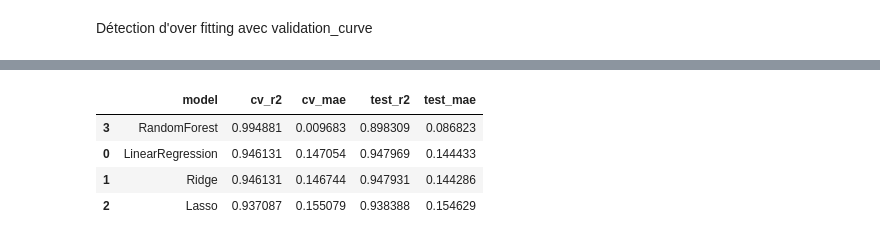
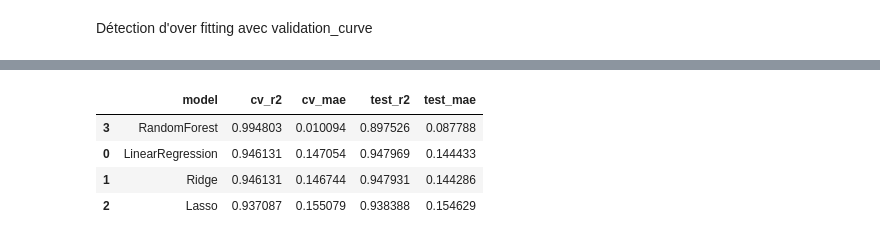
Before and after one commit to bruno-coulet/apartment-hunter, a Jupyter notebook: 3_model.ipynb, the cells around one changed output, grey strips where cells are left out. Saved outputs shown, nothing was run; the diff lists cells and outputs as text; code cells hidden in the pictures.

```diff
--- a/3_model.ipynb
+++ b/3_model.ipynb
@@ -275,49 +264,52 @@ Ensuite, nous ajustons chaque modèle sur l'ensemble d'entraînement et reporton
 # %%
-from sklearn.model_selection import KFold, cross_val_score
-from sklearn.metrics import mean_absolute_error
-from sklearn.linear_model import Ridge, Lasso
-from sklearn.ensemble import RandomForestRegressor
-
+# Initialisation des modèles
 models = {
     'LinearRegression': LinearRegression(),
     'Ridge': Ridge(alpha=1.0),
     'Lasso': Lasso(alpha=0.001, max_iter=5000),
-    'RandomForest': RandomForestRegressor(n_estimators=300, random_state=42, n_jobs=-1)
+    #  limite max_depth pour le RF pour tenter de réduire l'overfitting constaté
+    'RandomForest': RandomForestRegressor(n_estimators=100, max_depth=15, random_state=42, n_jobs=-1)
 }
 
+# Configuration de la validation croisée
 cv = KFold(n_splits=5, shuffle=True, random_state=42)
-
 rows = []
 rf_model = None  # Variable pour garder le modèle RandomForest
+
+# Définition des métriques à calculer en CV
+scoring_metrics = {'r2': 'r2', 'mae': 'neg_mean_absolute_error'}
+
 for name, mdl in models.items():
-    # R² en CV
-    cv_r2 = cross_val_score(mdl, X_train_scaled, y_train, cv=cv, scoring='r2').mean()
-    # MAE en CV (valeur positive)
-    cv_mae = -cross_val_score(mdl, X_train_scaled, y_train, cv=cv, scoring='neg_mean_absolute_error').mean()
+    # 1. Calcul des scores en Cross-Validation (plus efficace avec cross_validate)
+    cv_results = cross_validate(mdl, X_train_scaled, y_train, cv=cv, scoring=scoring_metrics)
+    cv_r2 = cv_results['test_r2'].mean()
+    cv_mae = -cv_results['test_mae'].mean() # On repasse en positif
 
-    # Fit et métriques sur test
+    # 2. Entraînement final sur tout le set de train et test sur le set de test
     mdl.fit(X_train_scaled, y_train)
+
+    y_pred_test = mdl.predict(X_test_scaled)
     r2_test = mdl.score(X_test_scaled, y_test)
-    y_pred_test = mdl.predict(X_test_scaled)
     mae_test = mean_absolute_error(y_test, y_pred_test)
 
-    # Garder le modèle RandomForest
+# Conservation du modèle RandomForest
     if name == 'RandomForest':
         rf_model = mdl
 
     rows.append({
         'model': name,
         'cv_r2': cv_r2,
         'cv_mae': cv_mae,
         'test_r2': r2_test,
         'test_mae': mae_test
     })
 
+# Création et affichage du tableau de résultats
 results_df = pd.DataFrame(rows).sort_values(by=['cv_r2'], ascending=False)
 results_df
 # %% [output]
 |  | model | cv_r2 | cv_mae | test_r2 | test_mae |
-| 3 | RandomForest | 0.994881 | 0.009683 | 0.898309 | 0.086823 |
+| 3 | RandomForest | 0.994803 | 0.010094 | 0.897526 | 0.087788 |
 | 0 | LinearRegression | 0.946131 | 0.147054 | 0.947969 | 0.144433 |
 | 1 | Ridge | 0.946131 | 0.146744 | 0.947931 | 0.144286 |
 | 2 | Lasso | 0.937087 | 0.155079 | 0.938388 | 0.154629 |
```
Also changed, not shown: parts of 11 cells of this notebook.
